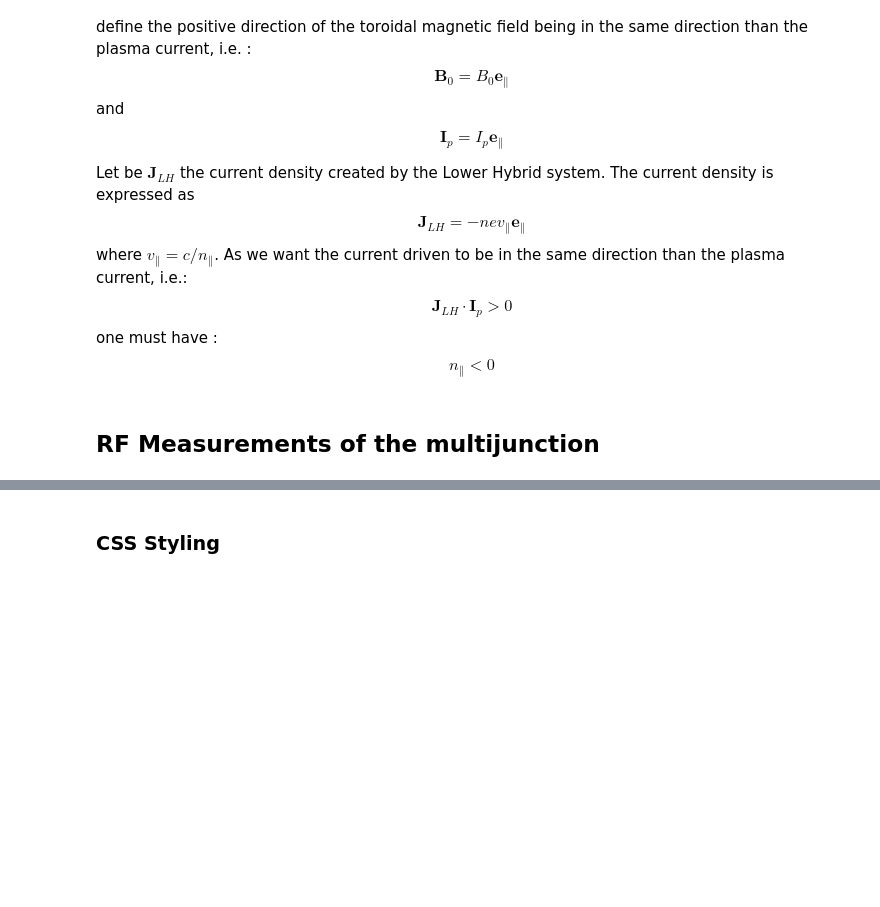
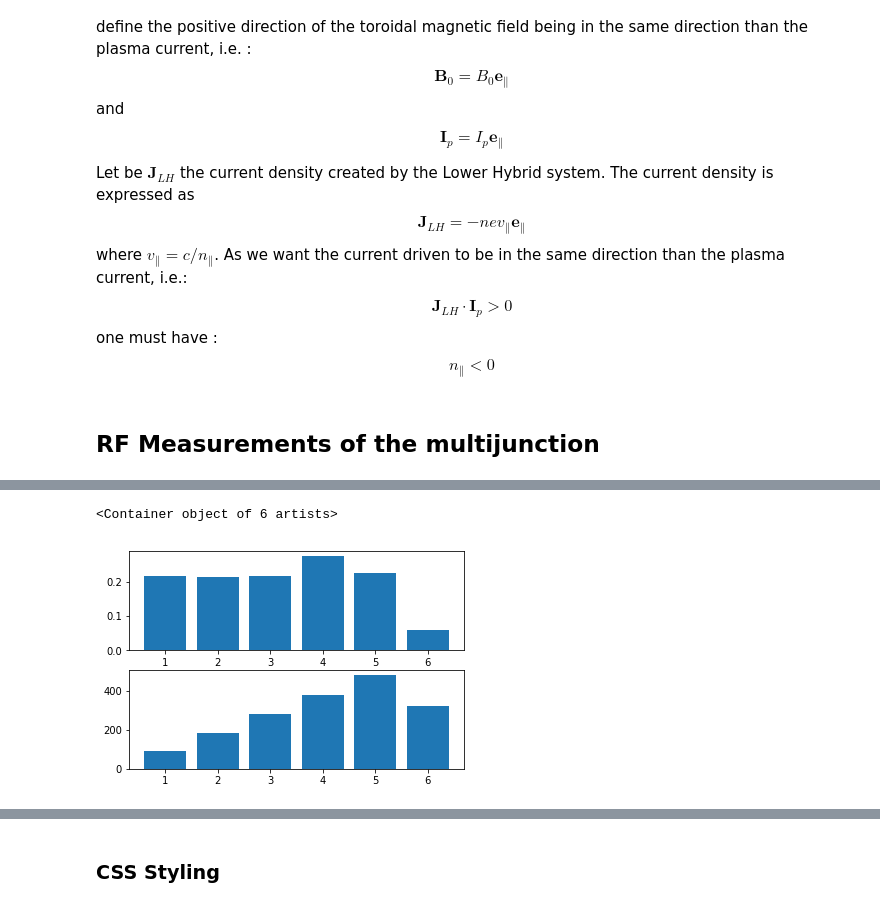
Before and after one commit to Hash--/documents, a Jupyter notebook: notebooks/TP Master Fusion/LH-Hands-on-multijunction.ipynb, the cells around one changed output, grey strips where cells are left out. Drawn from its saved outputs; the diff is of its cells as text; code cells hidden in the pictures; blank space fills up the shorter version.

```diff
--- a/notebooks/TP Master Fusion/LH-Hands-on-multijunction.ipynb
+++ b/notebooks/TP Master Fusion/LH-Hands-on-multijunction.ipynb
@@ -226 +226,19 @@ ax.set_xlabel('f [GHz]')
 [figure]
+# %%
+fwds = [fwd1, fwd2, fwd3, fwd4, fwd5, fwd6]
+s21 = []
+
+for fwd in fwds:
+    s21.append(10**((fwd[:,3]-S21_cal)/20) * np.exp(1j*fwd[:,4]*np.pi/180))
+s21 = np.asarray(s21)
+# %%
+# find the 3.7 GHz point
+idx = np.argwhere(f == 3.7e9)
+s21_3dot7 = s21[:,idx].squeeze()
+# %%
+fig, ax = plt.subplots(nrows=2)
+ax[0].bar(np.arange(1,7), np.abs(s21_3dot7))
+ax[1].bar(np.arange(1,7), 180/np.pi*np.unwrap(np.angle(s21_3dot7)))
+# %% [output]
+<Container object of 6 artists>
+[figure, added]
```
Also changed, not shown: parts of 7 cells of this notebook, 3 other files.
